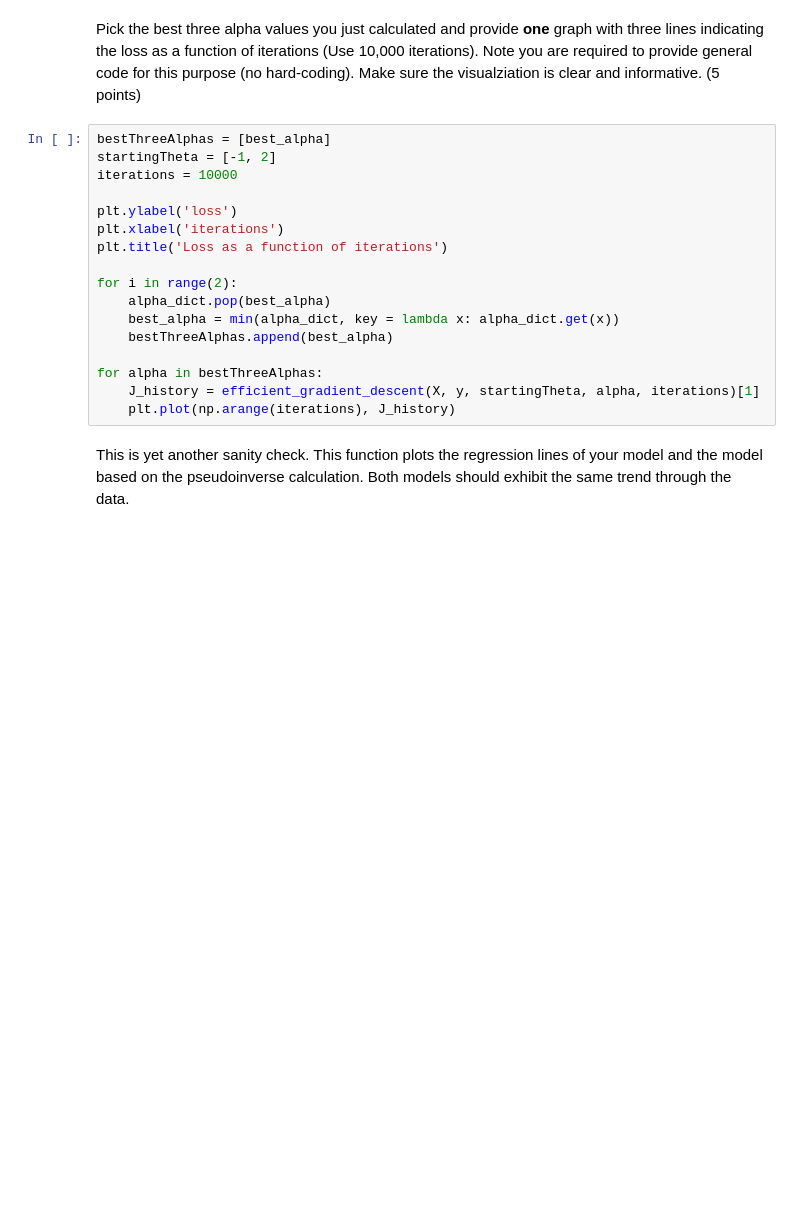
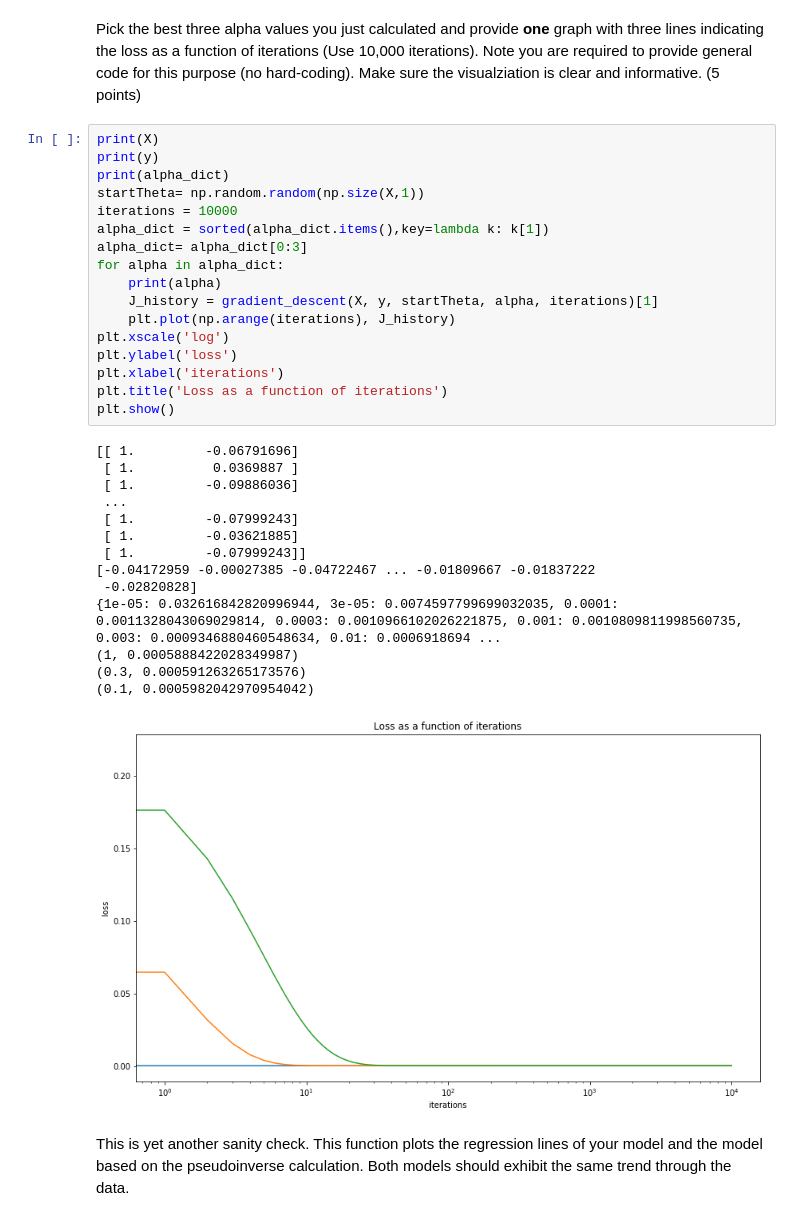
Before and after one commit to Nivsha08/MachineLearningCourse, a Jupyter notebook: ex1/hwa1.ipynb, the cells around one changed output. Saved outputs shown, nothing was run; the diff lists cells and outputs as text; blank space fills up the shorter version.

```diff
--- a/ex1/hwa1.ipynb
+++ b/ex1/hwa1.ipynb
@@ -250,23 +243,38 @@ Obtain the best learning rate from the dictionary `alpha_dict`. This can be done
 best_alpha = min(alpha_dict, key = lambda x: alpha_dict.get(x))
 # %% [markdown]
 Pick the best three alpha values you just calculated and provide **one** graph with three lines indicating the loss as a function of iterations (Use 10,000 iterations). Note you are required to provide general code for this purpose (no hard-coding). Make sure the visualziation is clear and informative. (5 points)
-# %%
-bestThreeAlphas = [best_alpha]
-startingTheta = [-1, 2]
-iterations = 10000
-
-plt.ylabel('loss')
-plt.xlabel('iterations')
-plt.title('Loss as a function of iterations')
-
-for i in range(2):
-    alpha_dict.pop(best_alpha)
-    best_alpha = min(alpha_dict, key = lambda x: alpha_dict.get(x))
-    bestThreeAlphas.append(best_alpha)
-
-for alpha in bestThreeAlphas:
-    J_history = efficient_gradient_descent(X, y, startingTheta, alpha, iterations)[1]
-    plt.plot(np.arange(iterations), J_history)
+# %%
+print(X)
+print(y)
+print(alpha_dict)
+startTheta= np.random.random(np.size(X,1))
+iterations = 10000
+alpha_dict = sorted(alpha_dict.items(),key=lambda k: k[1])
+alpha_dict= alpha_dict[0:3]
+for alpha in alpha_dict:
+    print(alpha)
+    J_history = gradient_descent(X, y, startTheta, alpha, iterations)[1]
+    plt.plot(np.arange(iterations), J_history)
+plt.xscale('log')
+plt.ylabel('loss')
+plt.xlabel('iterations')
+plt.title('Loss as a function of iterations')
+plt.show()
+# %% [output]
+[[ 1.         -0.06791696]
+ [ 1.          0.0369887 ]
+ [ 1.         -0.09886036]
+ ...
+ [ 1.         -0.07999243]
+ [ 1.         -0.03621885]
+ [ 1.         -0.07999243]]
+[-0.04172959 -0.00027385 -0.04722467 ... -0.01809667 -0.01837222
+ -0.02820828]
+{1e-05: 0.032616842820996944, 3e-05: 0.0074597799699032035, 0.0001: 0.0011328043069029814, 0.0003: 0.0010966102026221875, 0.001: 0.0010809811998560735, 0.003: 0.0009346880460548634, 0.01: 0.0006918694 ...
+(1, 0.0005888422028349987)
+(0.3, 0.000591263265173576)
+(0.1, 0.0005982042970954042)
+[figure, added]
 # %% [markdown]
 This is yet another sanity check. This function plots the regression lines of your model and the model based on the pseudoinverse calculation. Both models should exhibit the same trend through the data.
 # %%
```
Also changed, not shown: parts of 20 cells of this notebook, 2 other files.
